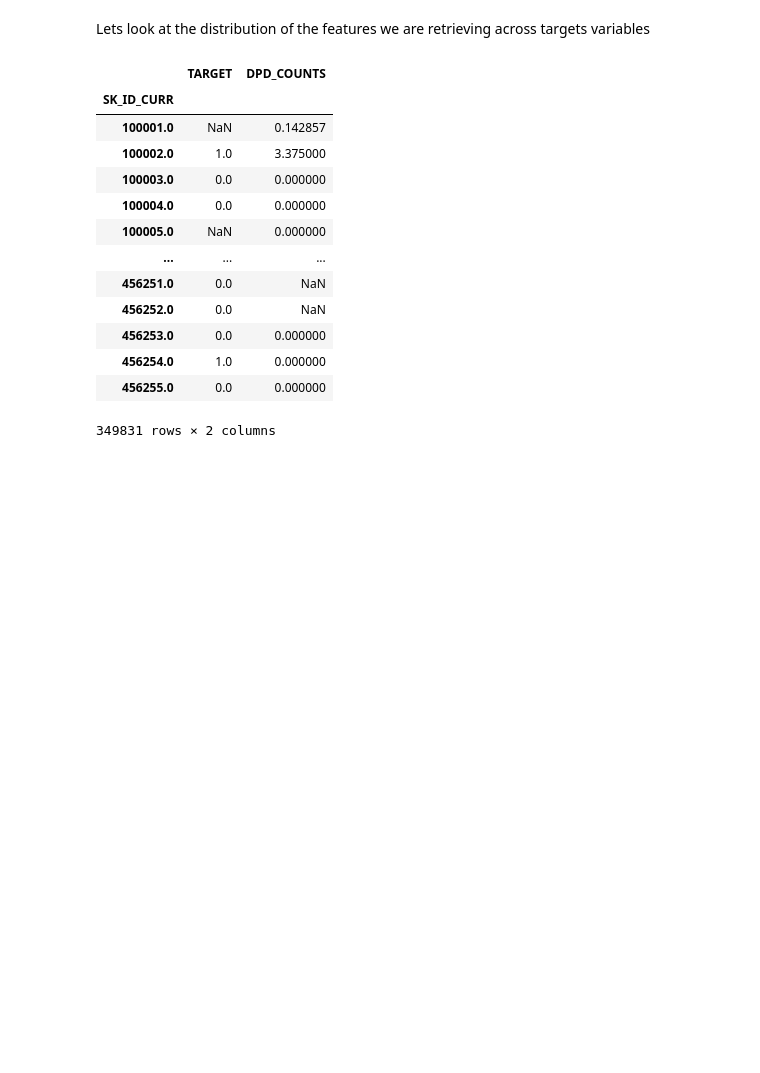
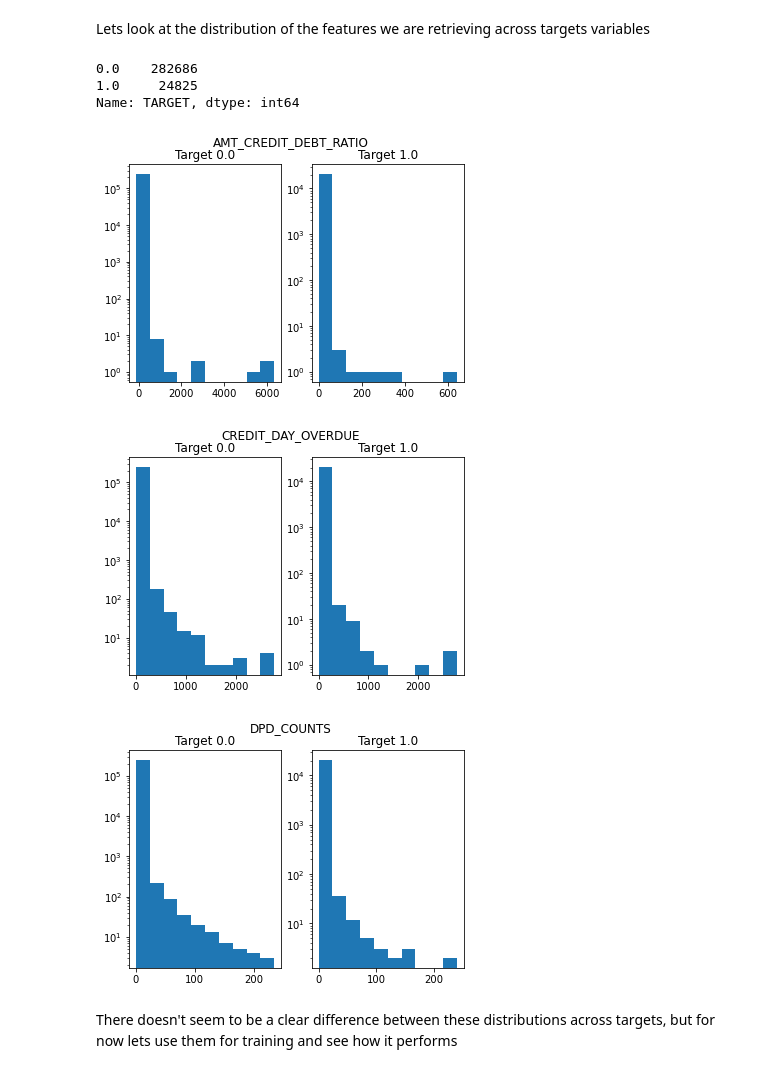
Before and after one commit to DSEI21000-S21/project-home-credit, a Jupyter notebook: experiments/amauris/home-credit.ipynb, the cells around one changed output. Saved outputs shown, nothing was run; the diff lists cells and outputs as text; code cells hidden in the pictures; blank space fills up the shorter version.

```diff
--- a/experiments/amauris/home-credit.ipynb
+++ b/experiments/amauris/home-credit.ipynb
@@ -447,23 +446,23 @@ display(application_with_bureau.head())
 5 rows × 124 columns
 # %% [markdown]
 Lets look at the distribution of the features we are retrieving across targets variables
-# %%
-application_with_bureau[['TARGET', 'DPD_COUNTS']]
-# bureau_columns = ['DPD_COUNTS']
-# for column in bureau_columns:
-#     application_with_bureau[['TARGET', column]].groupby('TARGET').plot(log=True)
-# %% [output]
-|  | TARGET | DPD_COUNTS |
-| SK_ID_CURR |  |  |
-| 100001.0 | NaN | 0.142857 |
-| 100002.0 | 1.0 | 3.375000 |
-| 100003.0 | 0.0 | 0.000000 |
-| 100004.0 | 0.0 | 0.000000 |
-| 100005.0 | NaN | 0.000000 |
-| ... | ... | ... |
-| 456251.0 | 0.0 | NaN |
-| 456252.0 | 0.0 | NaN |
-| 456253.0 | 0.0 | 0.000000 |
-| 456254.0 | 1.0 | 0.000000 |
-| 456255.0 | 0.0 | 0.000000 |
-349831 rows × 2 columns
+# %%
+display(application_with_bureau['TARGET'].value_counts())
+for column in EXTRACTRED_BUREAU_COLUMNS:
+    fig, ax = plt.subplots(1, 2)
+    index = 0
+    for key, group in application_with_bureau[['TARGET', column]].groupby('TARGET'):
+        ax[index].hist(group[column], label = key, log=True)
+        fig.suptitle(column)
+        ax[index].title.set_text('Target {}'.format(key))
+        index += 1
+    plt.show()
+# %% [output]
+0.0    282686
+1.0     24825
+Name: TARGET, dtype: int64
+[figure, added]
+[figure, added]
+[figure, added]
+# %% [markdown]
+There doesn't seem to be a clear difference between these distributions across targets, but for now lets use them for training and see how it performs
```
Also changed, not shown: parts of 6 cells of this notebook, 1 other file.
